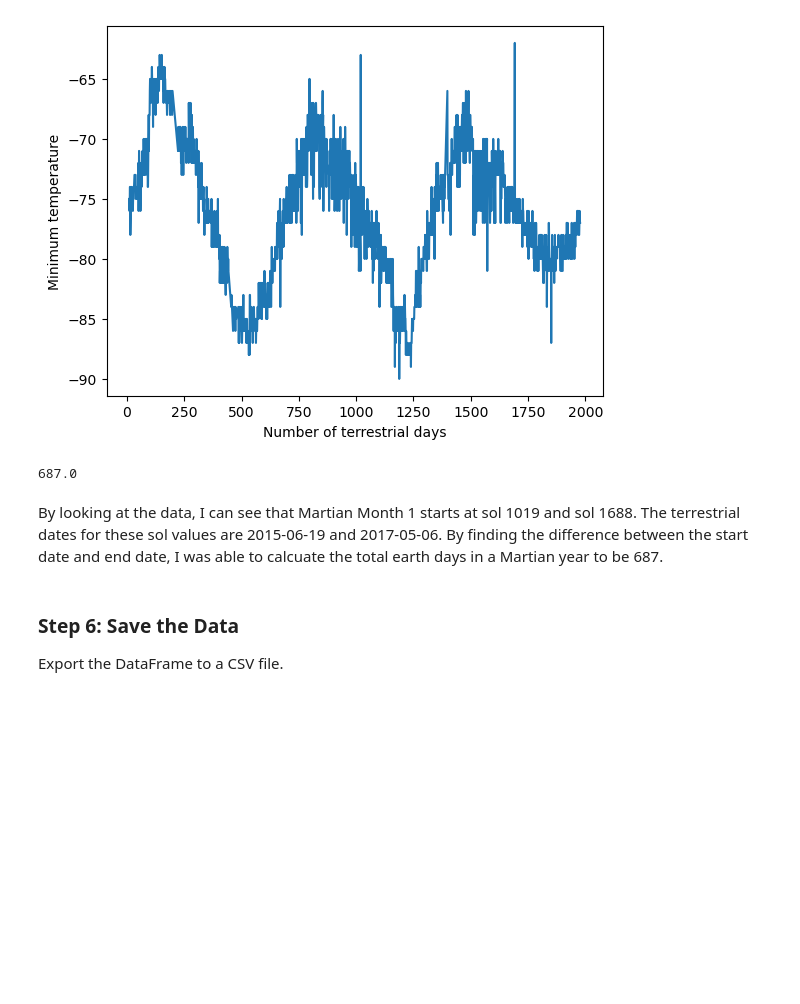
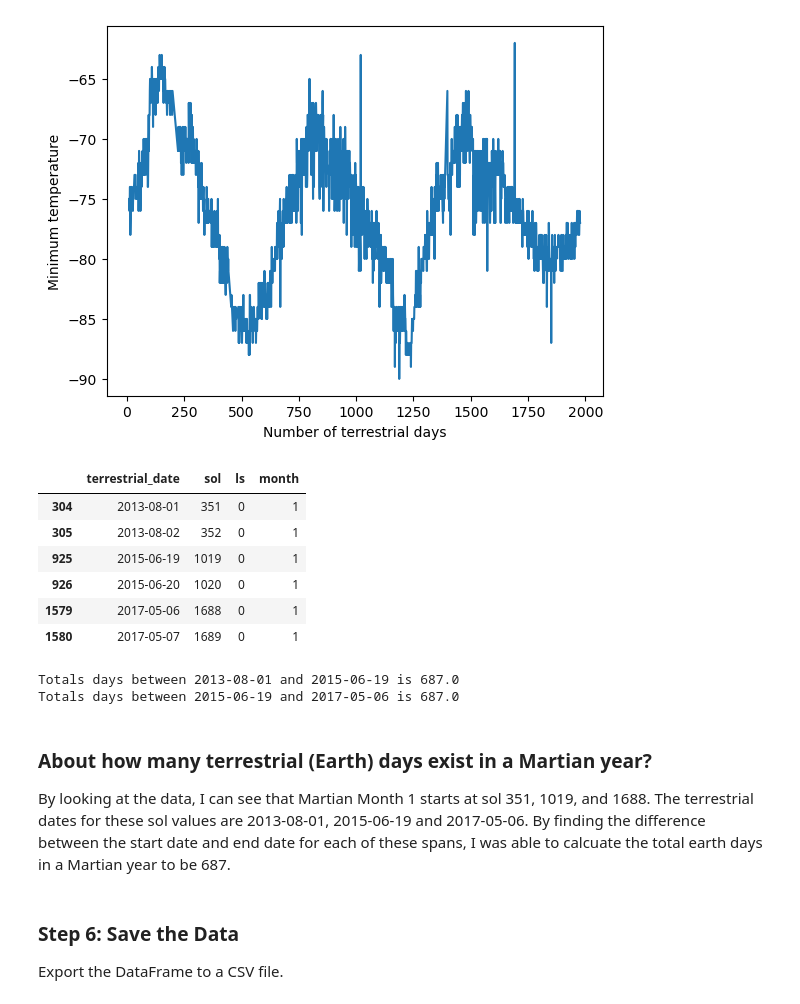
Before and after one commit to maswanwick/data_collection_challenge, a Jupyter notebook: part_2_mars_weather.ipynb, the cells around one changed output. Cells and saved outputs as stored; diff of their text form; code cells hidden in the pictures; blank space fills up the shorter version.

```diff
--- a/part_2_mars_weather.ipynb
+++ b/part_2_mars_weather.ipynb
@@ -232,19 +237,33 @@ plt.ylabel('Minimum temperature')
 plt.show()
 # %% [output]
 [figure]
+# %%
+month_1_df = temperature_df.loc[temperature_df['ls'] == 0][['terrestrial_date', 'sol', 'ls', 'month']]
+month_1_df
+# %% [output]
+|  | terrestrial_date | sol | ls | month |
+| 304 | 2013-08-01 | 351 | 0 | 1 |
+| 305 | 2013-08-02 | 352 | 0 | 1 |
+| 925 | 2015-06-19 | 1019 | 0 | 1 |
+| 926 | 2015-06-20 | 1020 | 0 | 1 |
+| 1579 | 2017-05-06 | 1688 | 0 | 1 |
+| 1580 | 2017-05-07 | 1689 | 0 | 1 |
 # %%
-import datetime
-start_date = datetime.date(2015,6,19)
-end_date = datetime.date(2017,5,6)
+dates = [ datetime.date(2013,8,1), datetime.date(2015,6,19), datetime.date(2017,5,6)]
 
-elapsed_time = end_date - start_date
-total_days = elapsed_time.total_seconds() / 60 / 60 / 24
+for date_index in range(len(dates) - 1):
+    start_date = dates[date_index]
+    end_date = dates[date_index + 1]
+    elapsed_time = end_date - start_date
+    total_days = elapsed_time.total_seconds() / 60 / 60 / 24
 
-total_days
+    print(f'Totals days between {start_date} and {end_date} is {total_days}')
 # %% [output]
-687.0
+Totals days between 2013-08-01 and 2015-06-19 is 687.0
+Totals days between 2015-06-19 and 2017-05-06 is 687.0
 # %% [markdown]
-By looking at the data, I can see that Martian Month 1 starts at sol 1019 and sol 1688.  The terrestrial dates for these sol values are 2015-06-19 and 2017-05-06.  By finding the difference between the start date and end date, I was able to calcuate the total earth days in a Martian year to be 687.
+### About how many terrestrial (Earth) days exist in a Martian year?
+By looking at the data, I can see that Martian Month 1 starts at sol 351, 1019, and 1688.  The terrestrial dates for these sol values are 2013-08-01, 2015-06-19 and 2017-05-06.  By finding the difference between the start date and end date for each of these spans, I was able to calcuate the total earth days in a Martian year to be 687.
 # %% [markdown]
 ### Step 6: Save the Data
 
```
Also changed, not shown: parts of 5 cells of this notebook.
